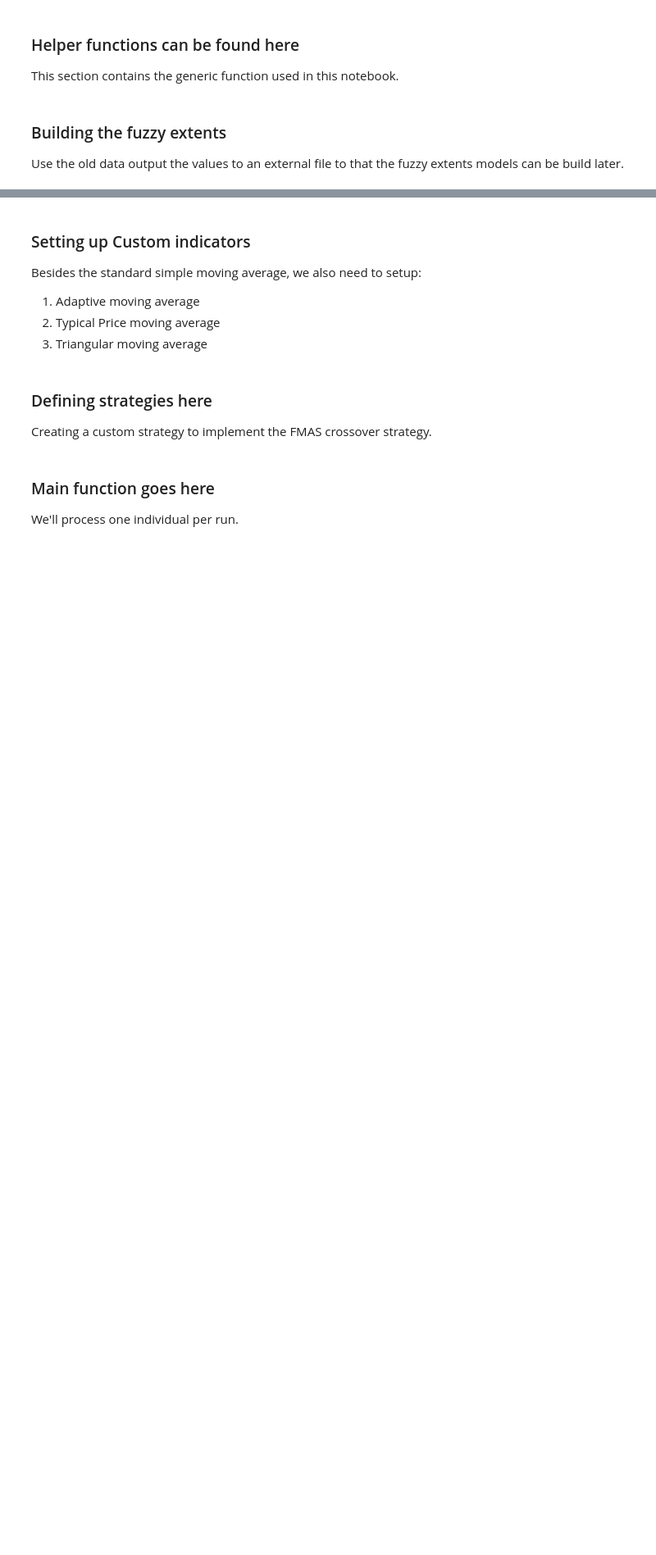
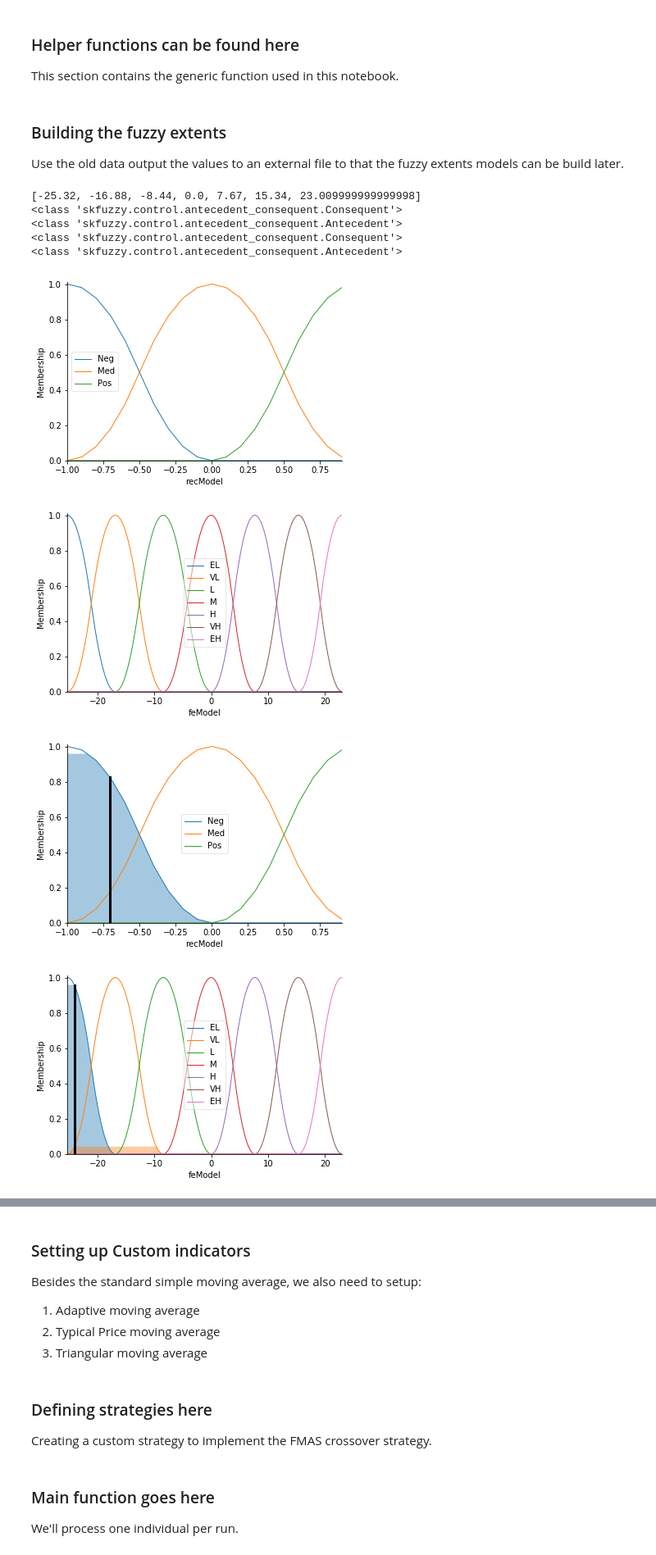
Before and after one commit to steve7an/PortfolioU, a Jupyter notebook: Scripts/bt2.ipynb, the cells around one changed output, grey strips where cells are left out. Shown at 82% size. Cells and saved outputs as stored; diff of their text form; code cells hidden in the pictures; blank space fills up the shorter version.

```diff
--- a/Scripts/bt2.ipynb
+++ b/Scripts/bt2.ipynb
@@ -347,3 +373,31 @@ def getFuzzyOutput(ctrl_instance, fe, rec, input_val, bShowPlot=False):
         #raise
 
     return (rec, ext)
+# %%
+def testFuzzyLogic():
+    #Input val:-1.6666666666669698. fe:Antecedent: fe, rec:0
+    bShowPlot= True
+    bDebug = True
+    diffval = -24.0992834873864
+    ind_type = "tpma"
+    fast = "15"
+    slow = "50"
+    modpath = os.getcwd() + "\\Data\\"
+    filename = "{}_{}_{}.csv".format(ind_type, fast, slow)
+    filepath = os.path.join(modpath +"\\Model\\", filename)
+    farr = loadFromCsv(filepath)
+    print (farr)
+    fuzsys, fe, rec = buildFuzzySystem(farr, bShowPlot=bShowPlot, bDebug=bDebug)
+    mf, ext = getFuzzyOutput(fuzsys, fe, rec, diffval, bShowPlot=bShowPlot, bDebug= bDebug)
+
+testFuzzyLogic()
+# %% [output]
+[-25.32, -16.88, -8.44, 0.0, 7.67, 15.34, 23.009999999999998]
+<class 'skfuzzy.control.antecedent_consequent.Consequent'>
+<class 'skfuzzy.control.antecedent_consequent.Antecedent'>
+<class 'skfuzzy.control.antecedent_consequent.Consequent'>
+<class 'skfuzzy.control.antecedent_consequent.Antecedent'>
+[figure, added]
+[figure, added]
+[figure, added]
+[figure, added]
```
Also changed, not shown: parts of 19 cells of this notebook, 2 other files.
